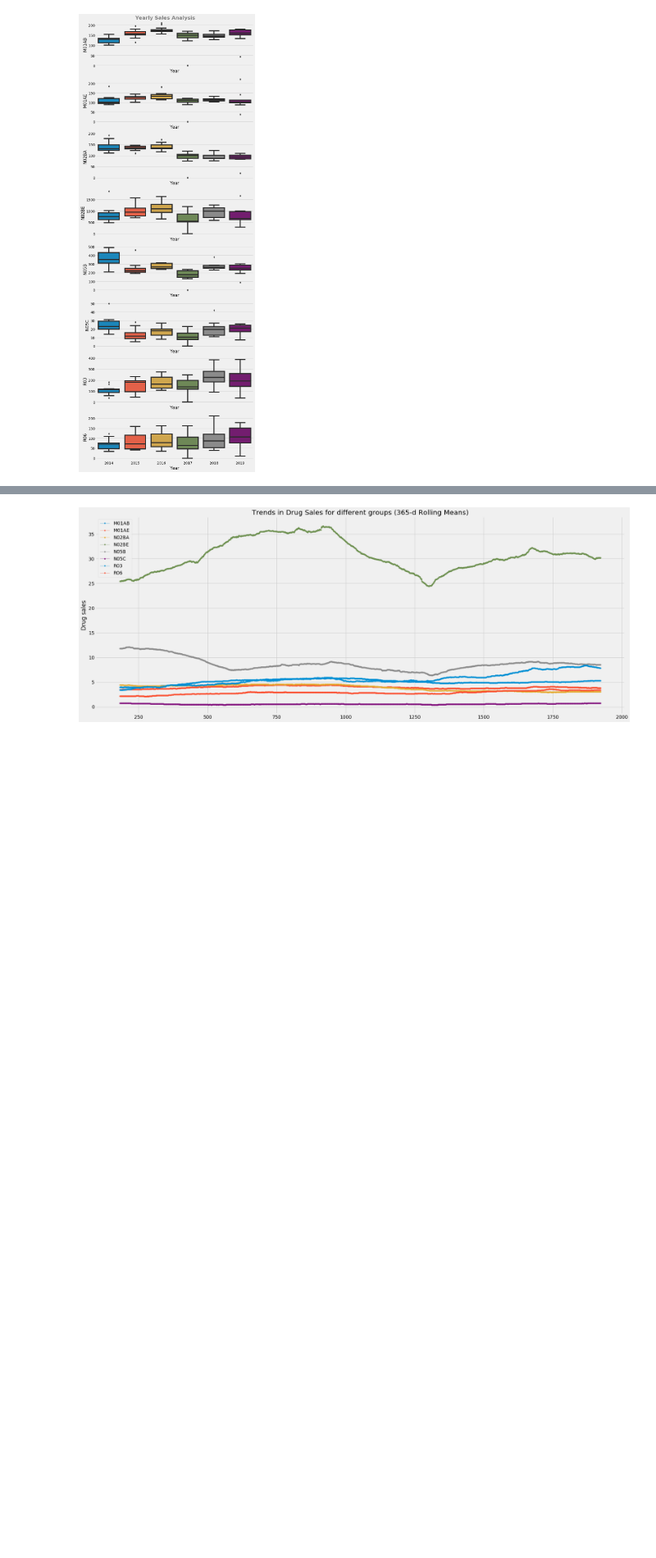
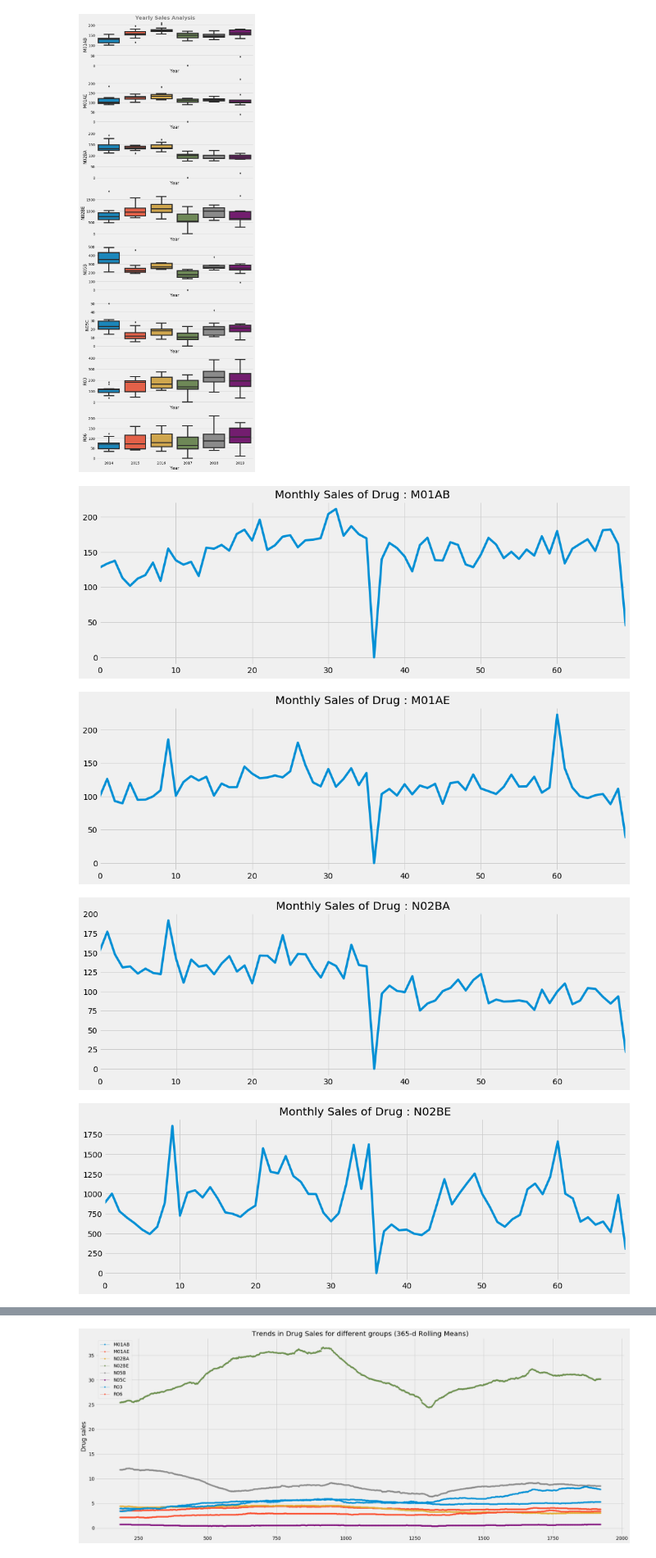
Before and after one commit to jhenvi/Pharma-sales-data, a Jupyter notebook: sales analysis.ipynb, the cells around one changed output, grey strips where cells are left out. Shown at 82% size. Cells and saved outputs as stored; diff of their text form; code cells hidden in the pictures; blank space fills up the shorter version.

```diff
--- a/sales analysis.ipynb
+++ b/sales analysis.ipynb
@@ -119,3 +123,19 @@ for name, ax in zip(['M01AB','M01AE','N02BA','N02BE', 'N05B','N05C','R03','R06']
     sns.boxplot(data=monthlydf, x='Year', y=name, ax=ax)
 # %% [output]
 [figure]
+# %%
+#Monthly Sales per ATC
+
+def plot_line_curve(series):
+    plt.figure(figsize= (15,5))
+    series.plot(kind= 'line')
+    plt.title(f'Monthly Sales of Drug : {col}')
+    plt.show()
+# %%
+for col in monthlydf.columns[1:9]:
+    plot_line_curve(monthlydf[col])
+# %% [output]
+[figure, added]
+[figure, added]
+[figure, added]
+[figure, added]
```
Also changed, not shown: parts of 12 cells of this notebook.
